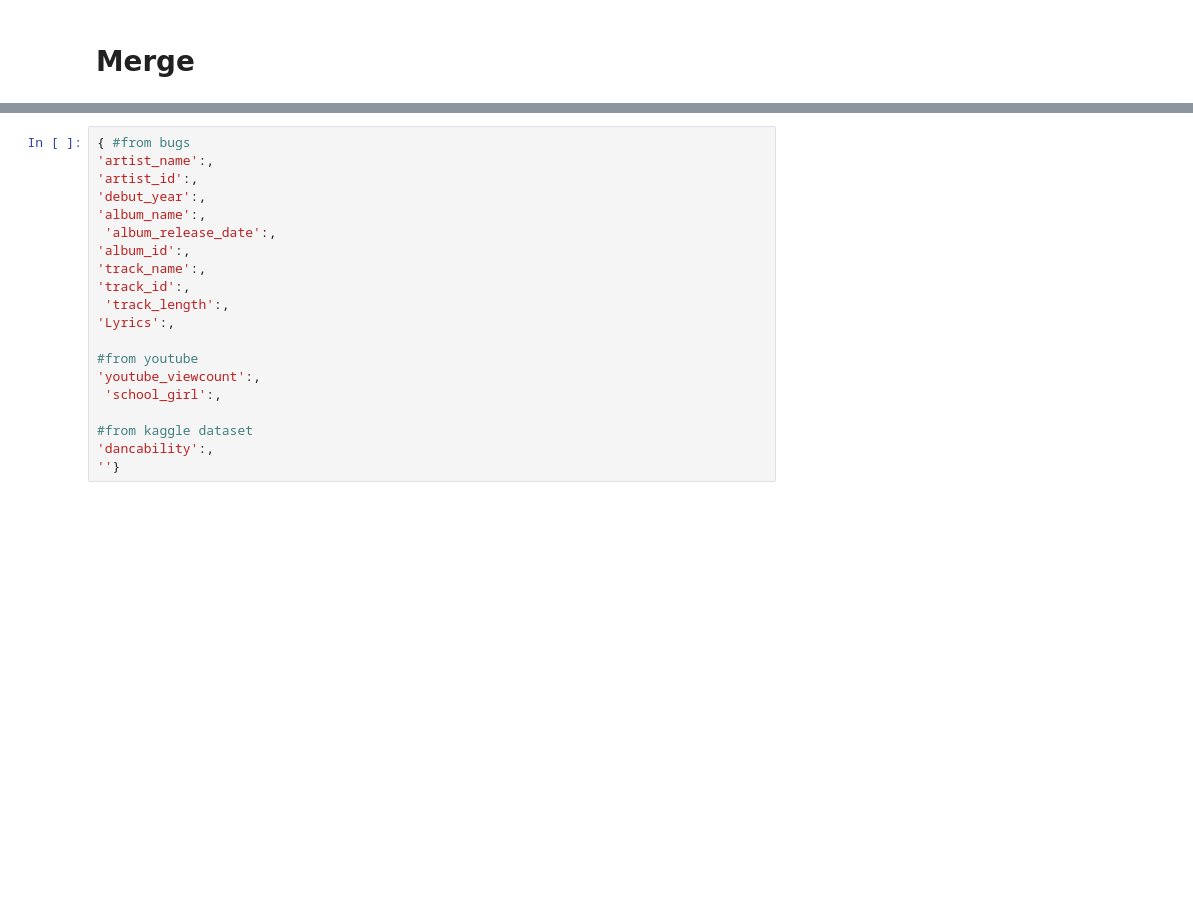
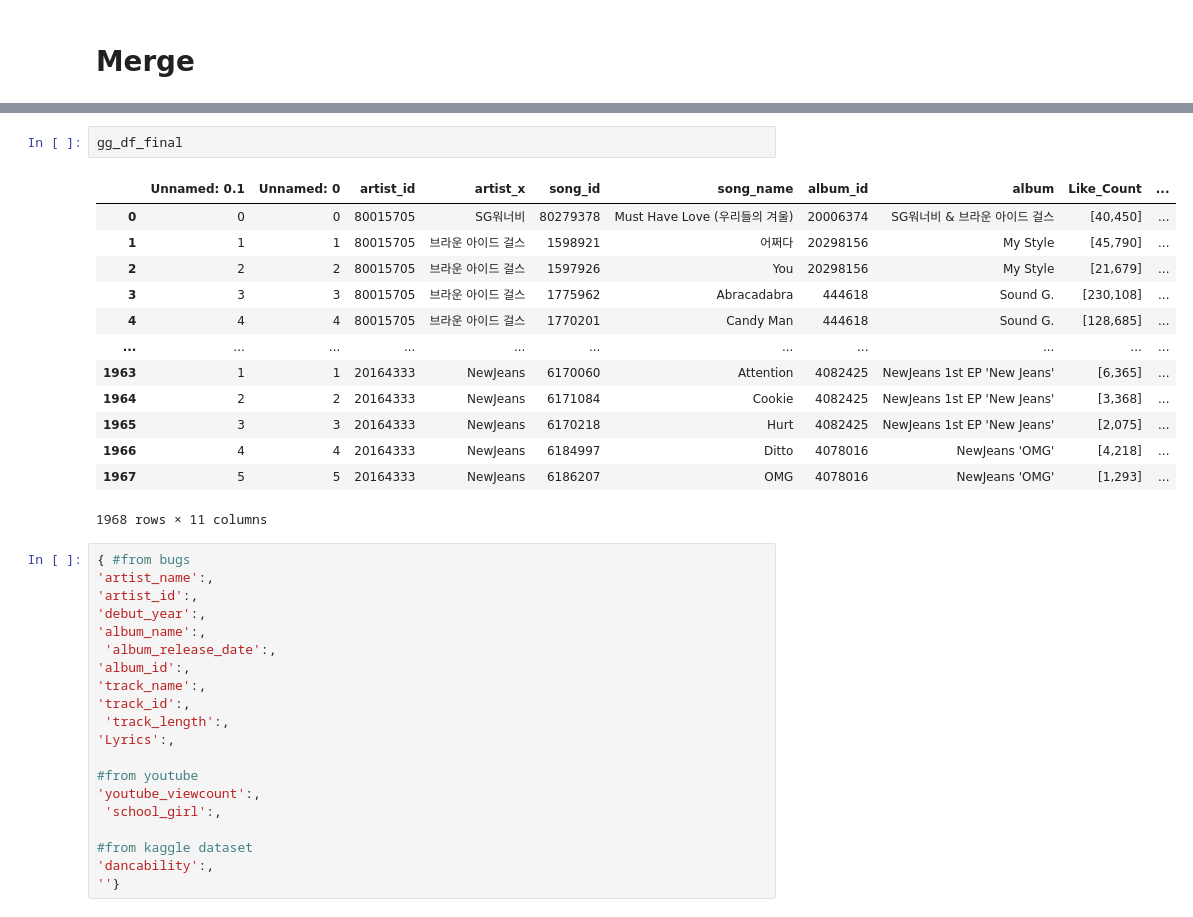
Before and after one commit to JiwonGigiShin/kpop_analysis, a Jupyter notebook: bugs_scraping.ipynb, the cells around one changed output, grey strips where cells are left out. Cells and saved outputs as stored; diff of their text form; blank space fills up the shorter version.

```diff
--- a/bugs_scraping.ipynb
+++ b/bugs_scraping.ipynb
@@ -235,3 +273,19 @@ al_df = pd.read_csv(f'{artist_id_}_album.csv')
+# %%
+gg_df_final
+# %% [output]
+|  | Unnamed: 0.1 | Unnamed: 0 | artist_id | artist_x | song_id | song_name | album_id | album | Like_Count | ... |
+| 0 | 0 | 0 | 80015705 | SG워너비 | 80279378 | Must Have Love (우리들의 겨울) | 20006374 | SG워너비 & 브라운 아이드 걸스 | [40,450] | ... |
+| 1 | 1 | 1 | 80015705 | 브라운 아이드 걸스 | 1598921 | 어쩌다 | 20298156 | My Style | [45,790] | ... |
+| 2 | 2 | 2 | 80015705 | 브라운 아이드 걸스 | 1597926 | You | 20298156 | My Style | [21,679] | ... |
+| 3 | 3 | 3 | 80015705 | 브라운 아이드 걸스 | 1775962 | Abracadabra | 444618 | Sound G. | [230,108] | ... |
+| 4 | 4 | 4 | 80015705 | 브라운 아이드 걸스 | 1770201 | Candy Man | 444618 | Sound G. | [128,685] | ... |
+| ... | ... | ... | ... | ... | ... | ... | ... | ... | ... | ... |
+| 1963 | 1 | 1 | 20164333 | NewJeans | 6170060 | Attention | 4082425 | NewJeans 1st EP 'New Jeans' | [6,365] | ... |
+| 1964 | 2 | 2 | 20164333 | NewJeans | 6171084 | Cookie | 4082425 | NewJeans 1st EP 'New Jeans' | [3,368] | ... |
+| 1965 | 3 | 3 | 20164333 | NewJeans | 6170218 | Hurt | 4082425 | NewJeans 1st EP 'New Jeans' | [2,075] | ... |
+| 1966 | 4 | 4 | 20164333 | NewJeans | 6184997 | Ditto | 4078016 | NewJeans 'OMG' | [4,218] | ... |
+| 1967 | 5 | 5 | 20164333 | NewJeans | 6186207 | OMG | 4078016 | NewJeans 'OMG' | [1,293] | ... |
+1968 rows × 11 columns
 # %%
 { #from bugs
 'artist_name':,
```
Also changed, not shown: parts of 9 cells of this notebook, 1 other file.
